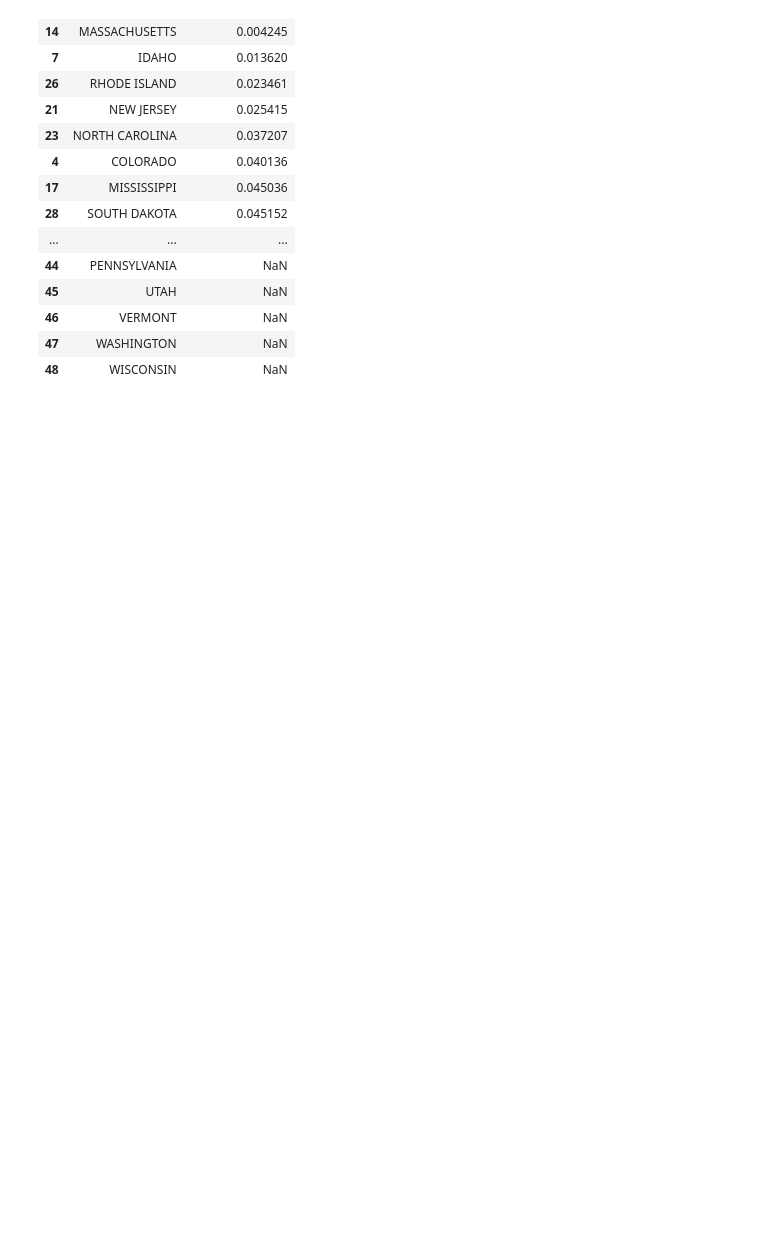
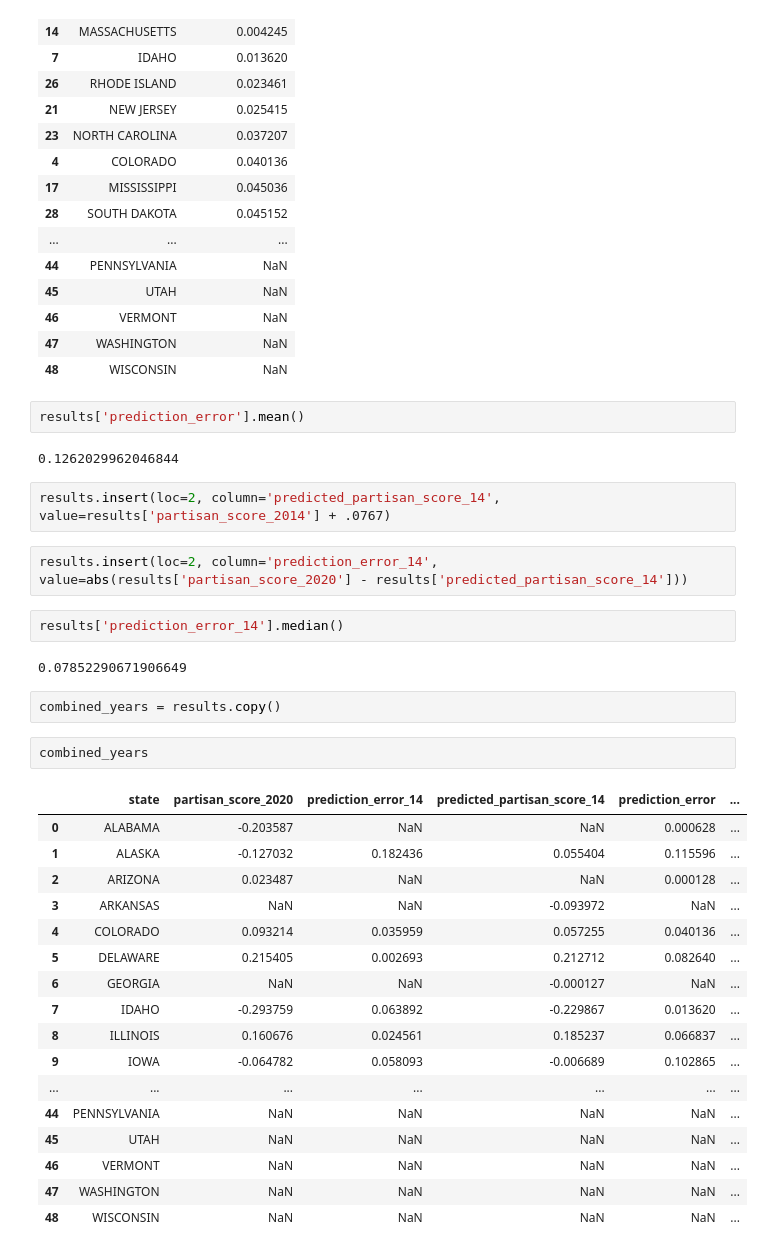
Before and after one commit to leobruell/elections-2022-project, a Jupyter notebook: initial-data-explore.ipynb, the cells around one changed output. Saved outputs shown, nothing was run; the diff lists cells and outputs as text; blank space fills up the shorter version.

```diff
--- a/initial-data-explore.ipynb
+++ b/initial-data-explore.ipynb
@@ -286,3 +260,37 @@ results[['state','prediction_error']].sort_values(by='prediction_error')
 | 46 | VERMONT | NaN |
 | 47 | WASHINGTON | NaN |
 | 48 | WISCONSIN | NaN |
+# %%
+results['prediction_error'].mean()
+# %% [output]
+0.1262029962046844
+# %%
+results.insert(loc=2, column='predicted_partisan_score_14', value=results['partisan_score_2014'] + .0767)
+# %%
+results.insert(loc=2, column='prediction_error_14', value=abs(results['partisan_score_2020'] - results['predicted_partisan_score_14']))
+# %%
+results['prediction_error_14'].median()
+# %% [output]
+0.07852290671906649
+# %%
+combined_years = results.copy()
+# %%
+combined_years
+# %% [output]
+|  | state | partisan_score_2020 | prediction_error_14 | predicted_partisan_score_14 | prediction_error | ... |
+| 0 | ALABAMA | -0.203587 | NaN | NaN | 0.000628 | ... |
+| 1 | ALASKA | -0.127032 | 0.182436 | 0.055404 | 0.115596 | ... |
+| 2 | ARIZONA | 0.023487 | NaN | NaN | 0.000128 | ... |
+| 3 | ARKANSAS | NaN | NaN | -0.093972 | NaN | ... |
+| 4 | COLORADO | 0.093214 | 0.035959 | 0.057255 | 0.040136 | ... |
+| 5 | DELAWARE | 0.215405 | 0.002693 | 0.212712 | 0.082640 | ... |
+| 6 | GEORGIA | NaN | NaN | -0.000127 | NaN | ... |
+| 7 | IDAHO | -0.293759 | 0.063892 | -0.229867 | 0.013620 | ... |
+| 8 | ILLINOIS | 0.160676 | 0.024561 | 0.185237 | 0.066837 | ... |
+| 9 | IOWA | -0.064782 | 0.058093 | -0.006689 | 0.102865 | ... |
+| ... | ... | ... | ... | ... | ... | ... |
+| 44 | PENNSYLVANIA | NaN | NaN | NaN | NaN | ... |
+| 45 | UTAH | NaN | NaN | NaN | NaN | ... |
+| 46 | VERMONT | NaN | NaN | NaN | NaN | ... |
+| 47 | WASHINGTON | NaN | NaN | NaN | NaN | ... |
+| 48 | WISCONSIN | NaN | NaN | NaN | NaN | ... |
```
Also changed, not shown: parts of 25 cells of this notebook.
